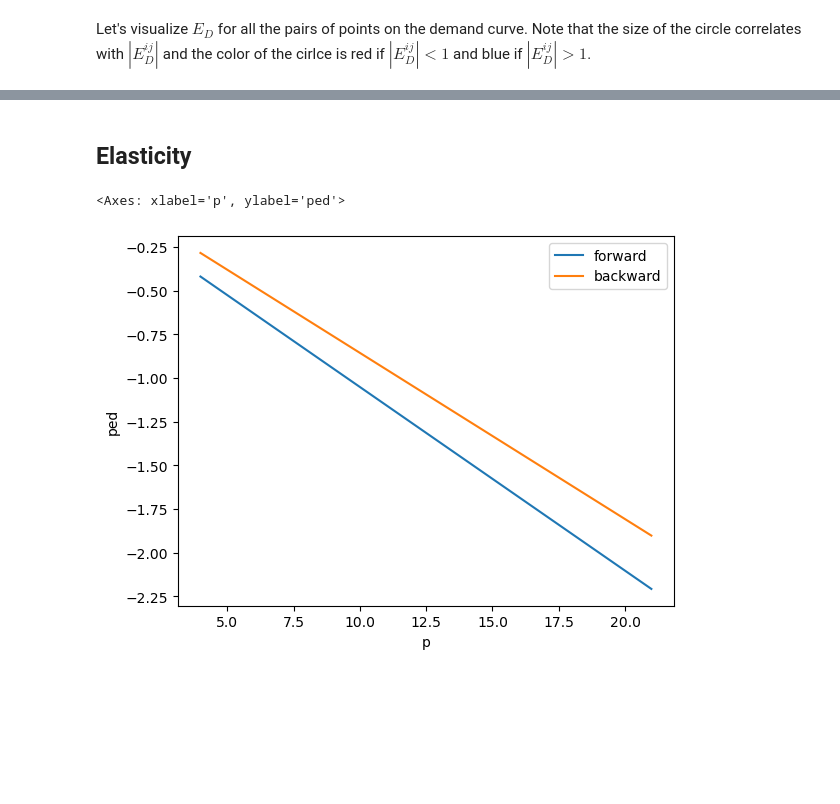
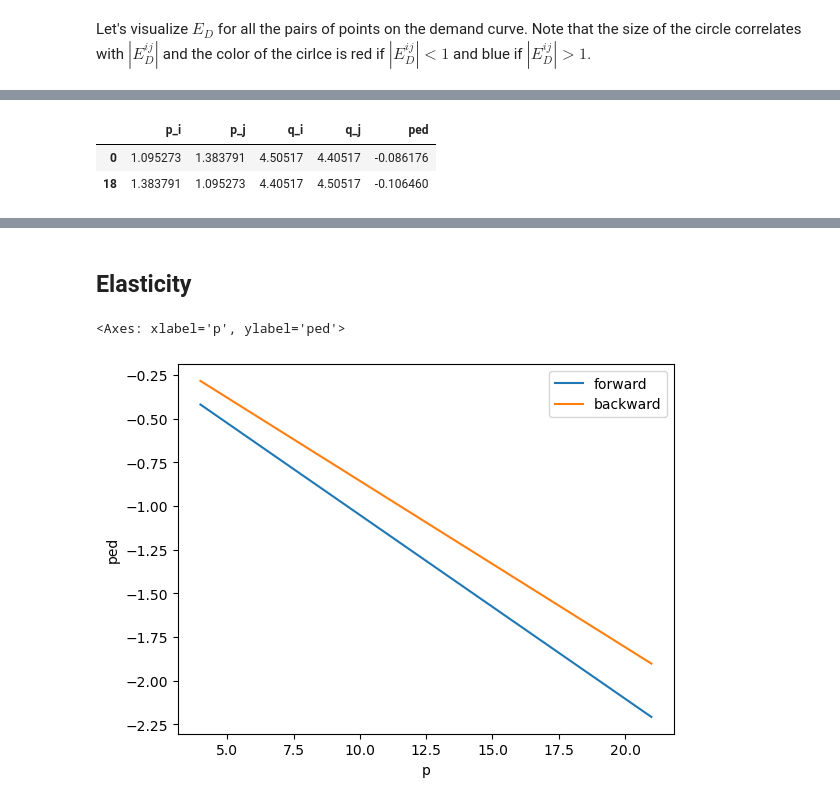
Before and after one commit to oneoffcoder/books, a Jupyter notebook: sphinx/datascience/source/Untitled.ipynb, the cells around one changed output, grey strips where cells are left out. Cells and saved outputs as stored; diff of their text form; code cells hidden in the pictures; blank space fills up the shorter version.

```diff
--- a/sphinx/datascience/source/Untitled.ipynb
+++ b/sphinx/datascience/source/Untitled.ipynb
@@ -118,0 +128,6 @@ _ = ped_df.assign(s=lambda d: np.abs(d['ped']) * 20) \
+# %%
+ped_df.iloc[[0, df.shape[0] - 1]]
+# %% [output]
+|  | p_i | p_j | q_i | q_j | ped |
+| 0 | 1.095273 | 1.383791 | 4.50517 | 4.40517 | -0.086176 |
+| 18 | 1.383791 | 1.095273 | 4.40517 | 4.50517 | -0.106460 |
```
Also changed, not shown: parts of 11 cells of this notebook.
